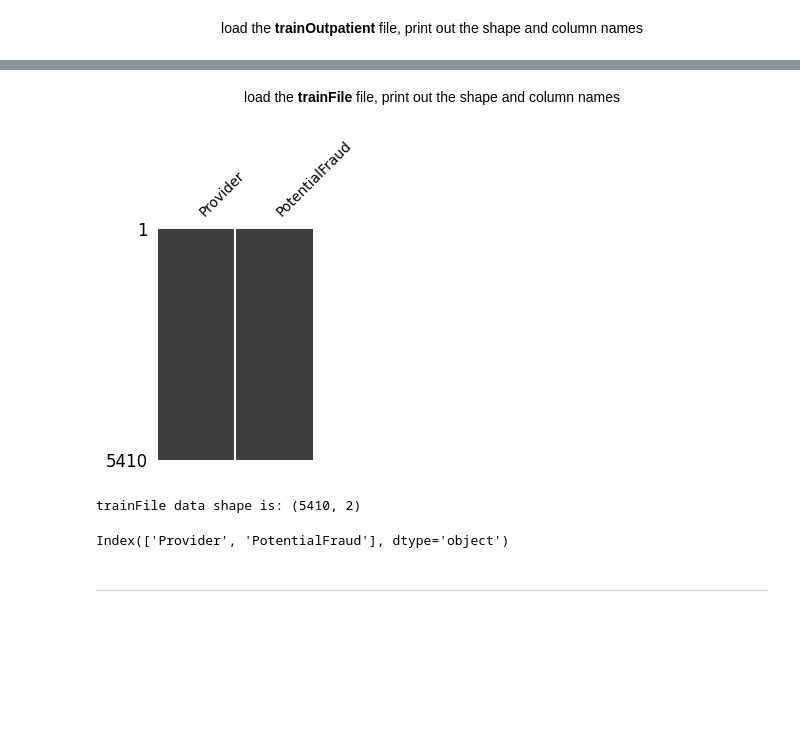
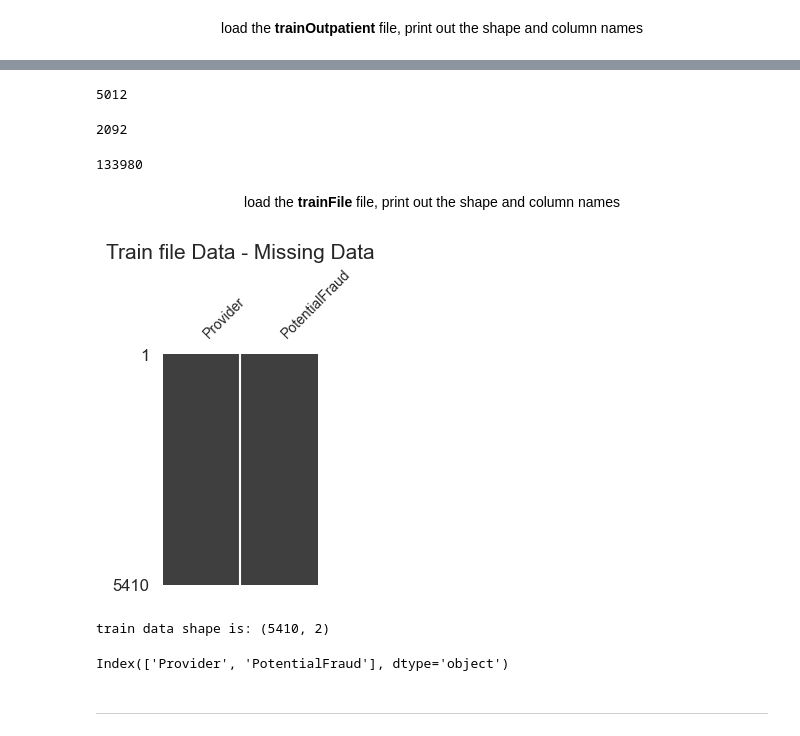
Before and after one commit to ChTomer/MyCapstone, a Jupyter notebook: HealthCareFraudProjectPitch/MergingFile.ipynb, the cells around one changed output, grey strips where cells are left out. Cells and saved outputs as stored; diff of their text form; code cells hidden in the pictures; blank space fills up the shorter version.

```diff
--- a/HealthCareFraudProjectPitch/MergingFile.ipynb
+++ b/HealthCareFraudProjectPitch/MergingFile.ipynb
@@ -19,16 +19,16 @@ pd.set_option('display.max_columns', 50)
 def clear_cols(s):
     return s.strip().replace(" ","_")
 # %%
-inpatient   = '../Healthcare Provider Fraud Detection Analysis/Train_Inpatientdata-1542865627584.csv'
-outpatient  = '../Healthcare Provider Fraud Detection Analysis/Train_Outpatientdata-1542865627584.csv'
-train       = '../Healthcare Provider Fraud Detection Analysis/Train-1542865627584.csv'
-beneficiary = '../Healthcare Provider Fraud Detection Analysis/Train_Beneficiarydata-1542865627584.csv'
+inpatient_path   = '../Healthcare Provider Fraud Detection Analysis/Train_Inpatientdata-1542865627584.csv'
+outpatient_path  = '../Healthcare Provider Fraud Detection Analysis/Train_Outpatientdata-1542865627584.csv'
+train_path       = '../Healthcare Provider Fraud Detection Analysis/Train-1542865627584.csv'
+beneficiary_path = '../Healthcare Provider Fraud Detection Analysis/Train_Beneficiarydata-1542865627584.csv'
 
 # read inpatient outpatient and train files data
-trainInpatient  = pd.read_csv(inpatient).rename(columns=clear_cols)
-trainOutpatient = pd.read_csv(outpatient).rename(columns=clear_cols)
-trainFile       = pd.read_csv(train).rename(columns=clear_cols)
-trainBene       = pd.read_csv(beneficiary).rename(columns=clear_cols)
+inpatient  = pd.read_csv(inpatient_path).rename(columns=clear_cols)
+outpatient = pd.read_csv(outpatient_path).rename(columns=clear_cols)
+train       = pd.read_csv(train_path).rename(columns=clear_cols)
+bene       = pd.read_csv(beneficiary_path).rename(columns=clear_cols)
 # %% [markdown]
 <p><a name="inpatient"></a></p>
 
@@ -230,15 +298,29 @@ memory usage: 106.7+ MB
+# %%
+outpatient['Provider'].nunique()
+# %% [output]
+5012
+# %%
+inpatient['Provider'].nunique()
+# %% [output]
+2092
+# %%
+inpatient['BeneID'].nunique()
+outpatient['BeneID'].nunique()
+# %% [output]
+133980
 # %% [markdown]
 <center>load the <b>trainFile</b> file, print out the shape and column names</center>
 # %%
-msno.matrix(trainFile, sparkline=False, figsize=(2,3),fontsize=10)
+msno.matrix(train, sparkline=False, figsize=(2,3),fontsize=10)
+plt.title('Train file Data - Missing Data', fontsize=15)
 plt.show()
 # %% [output]
-[figure, old version]
+[figure, new version]
 # %%
-print(f"trainFile data shape is: {trainFile.shape}")
-trainFile.columns
+print(f"train data shape is: {train.shape}")
+train.columns
 # %% [output]
-trainFile data shape is: (5410, 2)
+train data shape is: (5410, 2)
 Index(['Provider', 'PotentialFraud'], dtype='object')
 # %% [markdown]
 ---
```
Also changed, not shown: parts of 100 cells of this notebook.
